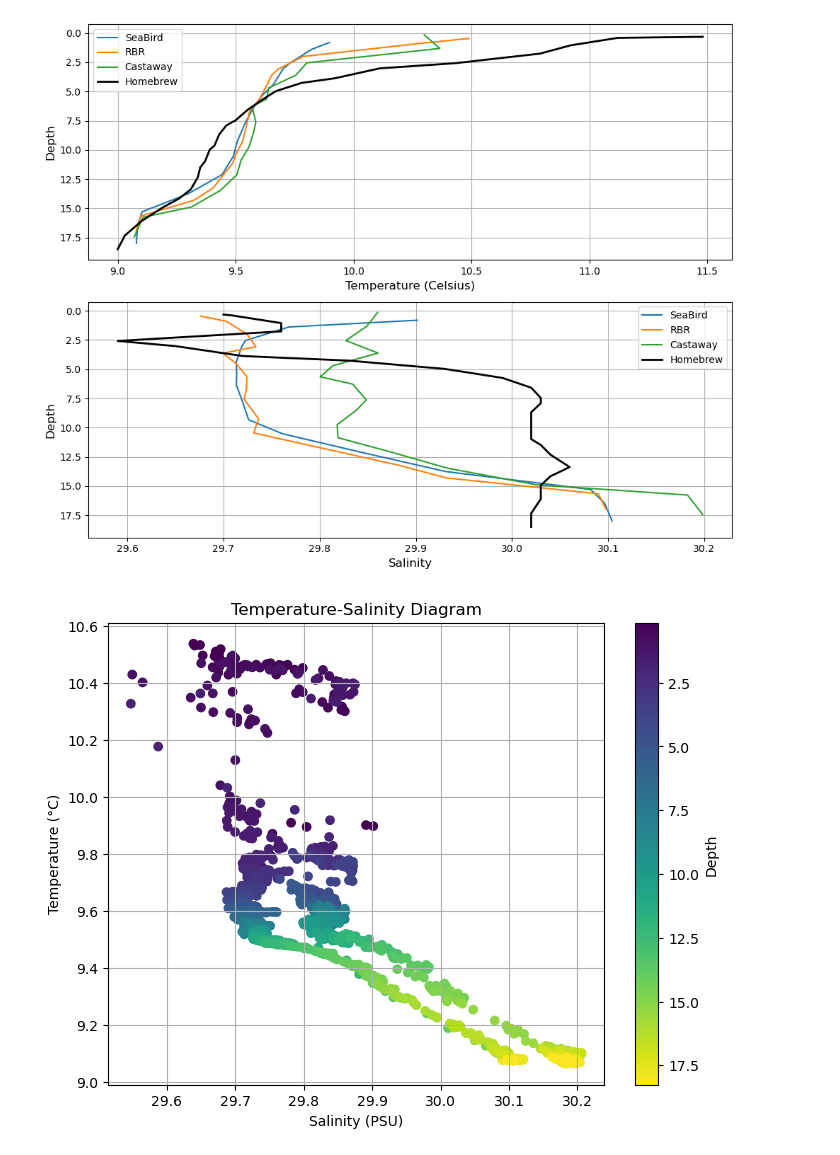
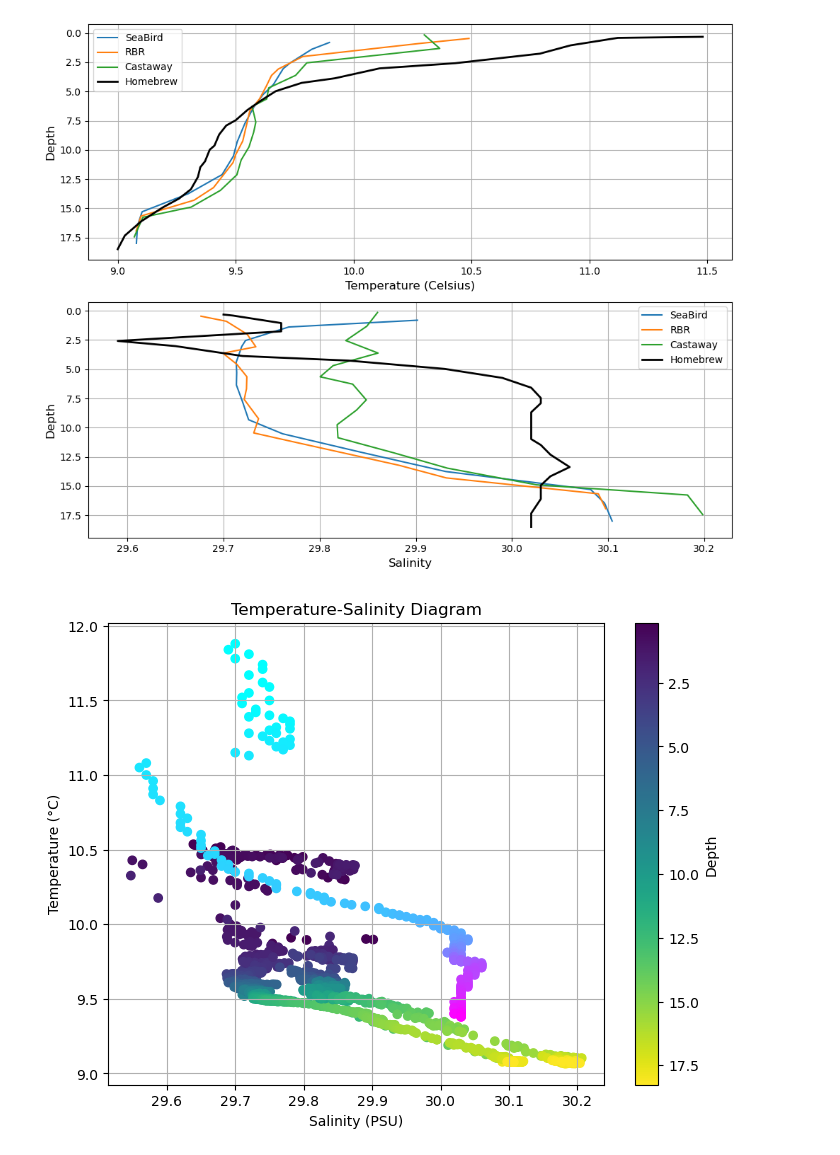
Before and after one commit to sscopazzi/SeaLabMOS, a Jupyter notebook: a_test_data/2024.4.22 RV Rutgers/quad-comparison.ipynb, the cells around one changed output. Saved outputs shown, nothing was run; the diff lists cells and outputs as text; code cells hidden in the pictures.

Commit message:
TS diagram plots

```diff
--- a/a_test_data/2024.4.22 RV Rutgers/quad-comparison.ipynb
+++ b/a_test_data/2024.4.22 RV Rutgers/quad-comparison.ipynb
@@ -93,22 +93,22 @@ plt.savefig('2024_4_22_quad_comparison.png')
 # %%
 # PLOT TS DIAGRAM
 plt.figure(figsize=(8, 6))
 
 # Plot temperature vs salinity for each dataset, colored by depth
 seabird_scatter = plt.scatter(seabird['psu'], seabird['c'], c=seabird['m'], cmap='viridis')
 rbr_scatter = plt.scatter(rbr['psu'], rbr['c'], c=rbr['m'], cmap='viridis')
 castaway_scatter = plt.scatter(castaway['psu_calc'], castaway['Temperature (Celsius)'], c=castaway['Pressure (Decibar)'], cmap='viridis')
-
+homebrew_scatter = plt.scatter(homebrew['psu_off'],homebrew['c'], c=homebrew['m'], cmap='cool')
 
 plt.xlabel('Salinity (PSU)')
 plt.ylabel('Temperature (°C)')
 plt.title('Temperature-Salinity Diagram')
 
 # colorbar with reversed colors
 cbar = plt.colorbar(castaway_scatter, label='Depth', orientation='vertical')
 cbar.ax.invert_yaxis()
 
 plt.grid()
 plt.savefig('ts_plot.png')
 # %% [output]
-[figure, old version]
+[figure, new version]
```
Also changed, not shown: 3 other files.
